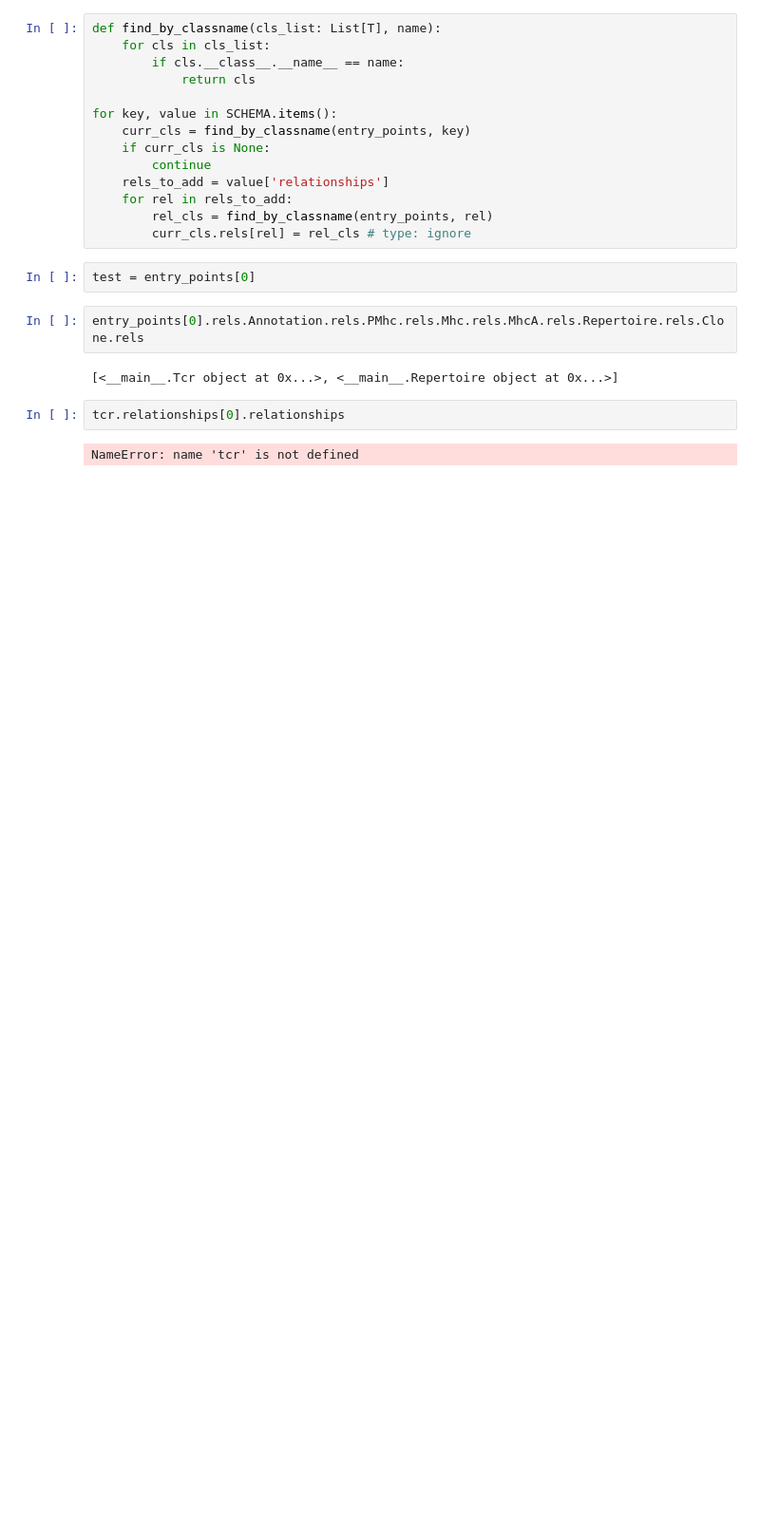
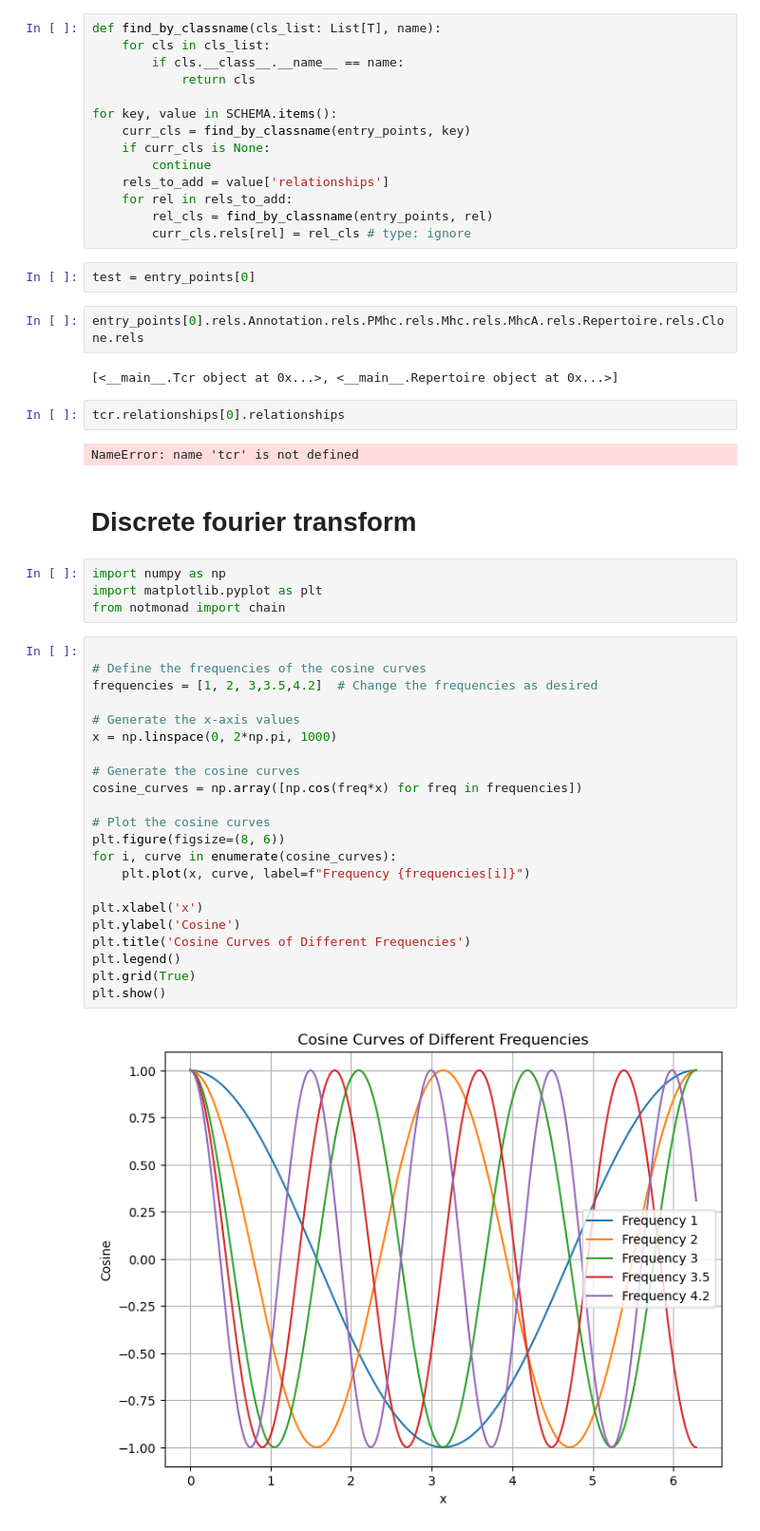
Before and after one commit to yiheinchai/learn, a Jupyter notebook: summer2024/summer2024.ipynb, the cells around one changed output. Shown: that part at 95% size. Saved outputs shown, nothing was run; the diff lists cells and outputs as text; blank space fills up the shorter version.

```diff
--- a/summer2024/summer2024.ipynb
+++ b/summer2024/summer2024.ipynb
@@ -340,3 +340,33 @@ entry_points[0].rels.Annotation.rels.PMhc.rels.Mhc.rels.MhcA.rels.Repertoire.rel
 tcr.relationships[0].relationships
 # %% [output]
 NameError: name 'tcr' is not defined
+# %% [markdown]
+# Discrete fourier transform
+# %%
+import numpy as np
+import matplotlib.pyplot as plt
+from notmonad import chain
+# %%
+
+# Define the frequencies of the cosine curves
+frequencies = [1, 2, 3,3.5,4.2]  # Change the frequencies as desired
+
+# Generate the x-axis values
+x = np.linspace(0, 2*np.pi, 1000)
+
+# Generate the cosine curves
+cosine_curves = np.array([np.cos(freq*x) for freq in frequencies])
+
+# Plot the cosine curves
+plt.figure(figsize=(8, 6))
+for i, curve in enumerate(cosine_curves):
+    plt.plot(x, curve, label=f"Frequency {frequencies[i]}")
+
+plt.xlabel('x')
+plt.ylabel('Cosine')
+plt.title('Cosine Curves of Different Frequencies')
+plt.legend()
+plt.grid(True)
+plt.show()
+# %% [output]
+[figure, added]
```
Also changed, not shown: parts of 12 cells of this notebook, 2 other files.
